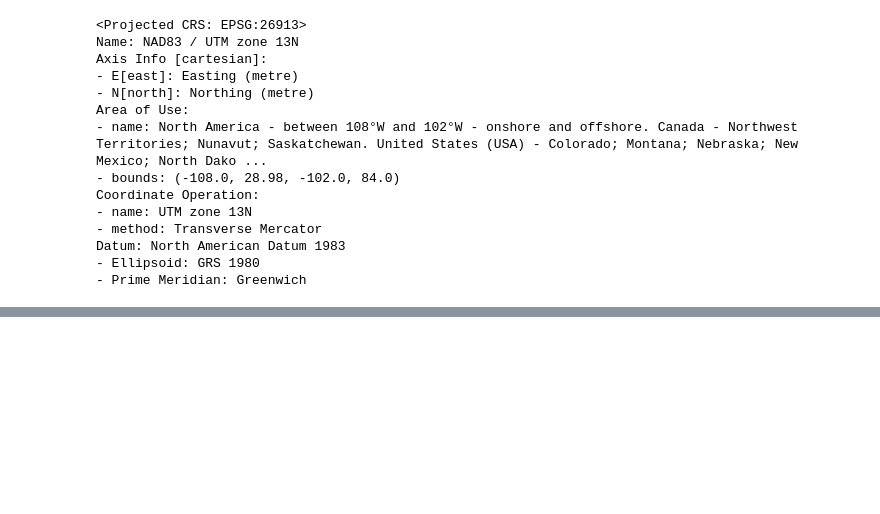
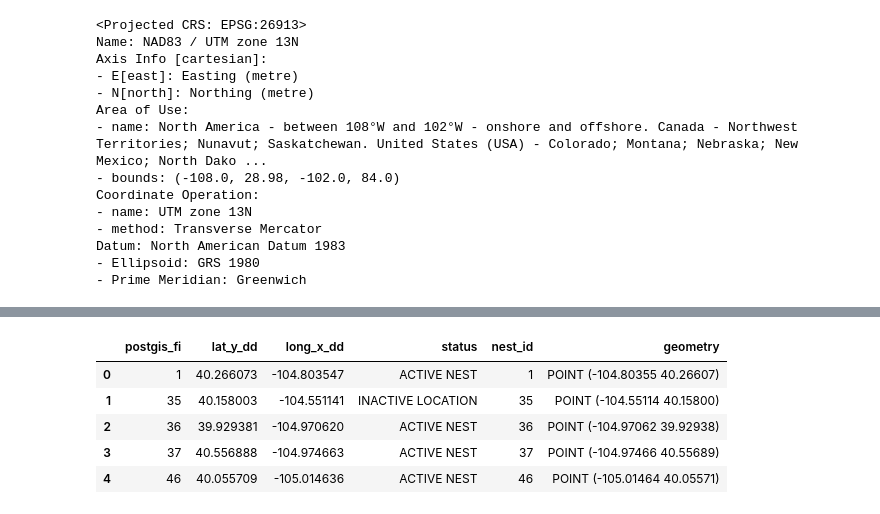
Before and after one commit to Ochwada/GeoAI-2023, a Jupyter notebook: Geospatial_DS_with_Python_GeoPandas/1_notebook.ipynb, the cells around one changed output, grey strips where cells are left out. Cells and saved outputs as stored; diff of their text form; code cells hidden in the pictures; blank space fills up the shorter version.

```diff
--- a/Geospatial_DS_with_Python_GeoPandas/1_notebook.ipynb
+++ b/Geospatial_DS_with_Python_GeoPandas/1_notebook.ipynb
@@ -112,0 +127,10 @@ plt.show()
+# %%
+eagles_baea = gpd.read_file("geopandas/data/DJBasin.gpkg", layer = "BAEA_Nests")
+eagles_baea.head()
+# %% [output]
+|  | postgis_fi | lat_y_dd | long_x_dd | status | nest_id | geometry |
+| 0 | 1 | 40.266073 | -104.803547 | ACTIVE NEST | 1 | POINT (-104.80355 40.26607) |
+| 1 | 35 | 40.158003 | -104.551141 | INACTIVE LOCATION | 35 | POINT (-104.55114 40.15800) |
+| 2 | 36 | 39.929381 | -104.970620 | ACTIVE NEST | 36 | POINT (-104.97062 39.92938) |
+| 3 | 37 | 40.556888 | -104.974663 | ACTIVE NEST | 37 | POINT (-104.97466 40.55689) |
+| 4 | 46 | 40.055709 | -105.014636 | ACTIVE NEST | 46 | POINT (-105.01464 40.05571) |
```
Also changed, not shown: parts of 15 cells of this notebook.
